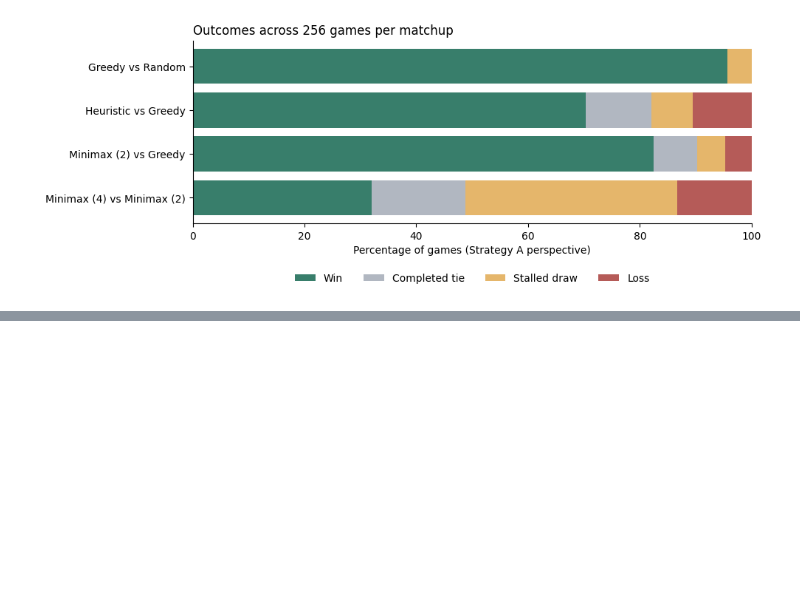
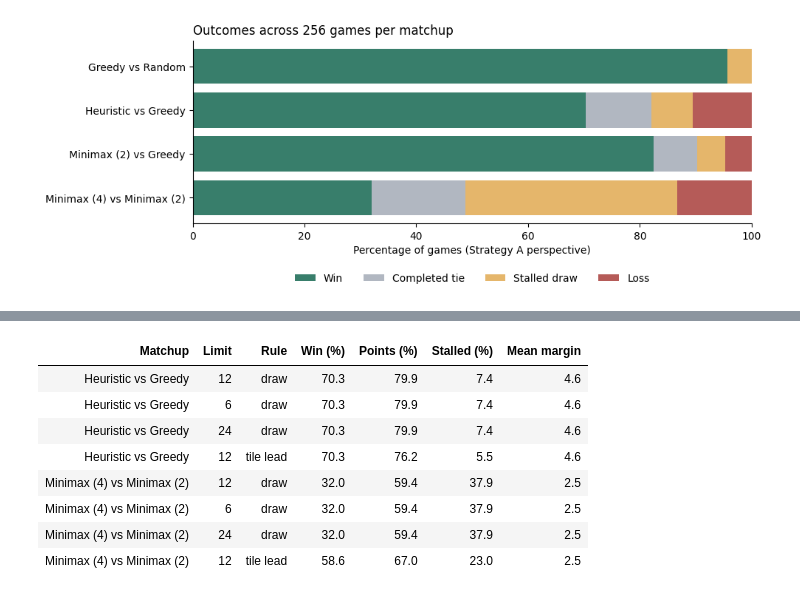
Before and after one commit to CJDelos1992/filler-strategy-lab, a Jupyter notebook: Filler_Strategy_Analysis.ipynb, the cells around one changed output, grey strips where cells are left out. Drawn from its saved outputs; the diff is of its cells as text; code cells hidden in the pictures; blank space fills up the shorter version.

```diff
--- a/Filler_Strategy_Analysis.ipynb
+++ b/Filler_Strategy_Analysis.ipynb
@@ -493,6 +495,15 @@ if shutil.which('node') and Path('index.html').exists():
     print('Browser/Python agreement check passed (22 checks total).')
 else:
     print('Optional browser/Python agreement check skipped: Node.js or index.html unavailable.')
+
+# Check the alternative stopping rules.
+b = generate_board(3, 3, 1)
+s = State(7, 1 << 8, 0, 1, 0, 6)
+assert terminal(b,s,6) and not terminal(b,s,12)
+assert evaluate(b,s,stall_limit=6,stall_policy="draw") == 0
+assert evaluate(b,s,stall_limit=6,stall_policy="tile lead") == 10002
+assert not legal_moves(b,s,6)
+print("Alternative stopping-rule checks passed.")
 # %% [output]
 21 Python checks passed.
 Browser/Python agreement check passed (22 checks total).
@@ -519,22 +531,25 @@ import pandas as pd
 
 MATCHUPS=[('greedy','random'),('heuristic','greedy'),('minimax:2','greedy'),('minimax:4','minimax:2')]
 
-def play(task):
+def play(task, weights_a=WEIGHTS, weights_b=WEIGHTS,
+         stall_limit=STALL_LIMIT, stall_policy="draw"):
     a,z,seed,swap,first=task
     b=generate_board(7,8,seed);s=new_game(b,first)
     players=[a,z] if not swap else [z,a]
+    weights = [weights_a, weights_b] if not swap else [weights_b, weights_a]
     rng=random.Random(seed*100+swap*2+first)
     nodes=[0,0];moves=[0,0];cutoffs=[0,0];turns=0
     start=time.perf_counter()
-    while not terminal(b,s):
+    while not terminal(b,s,stall_limit):
         p=s.turn; strategy,_,depth=players[p].partition(':')
-        choice=choose_move(b,s,strategy,int(depth or 1),rng)
+        choice=choose_move(b,s,strategy,int(depth or 1),rng, weights=weights[p],
+                           stall_limit=stall_limit, stall_policy=stall_policy)
         nodes[p]+=choice['nodes'];cutoffs[p]+=choice['cutoffs'];moves[p]+=1
-        s=apply_move(b,s,choice['color']);turns+=1
+        s=apply_move(b,s,choice['color'],stall_limit);turns+=1
     sa,sz=score(s);i=1 if swap else 0
     if swap:sa,sz=sz,sa
-    outcome=0 if s.stalls>=STALL_LIMIT else (1 if sa>sz else -1 if sa<sz else 0)
-    return dict(strategy_a=a,strategy_b=z,seed=seed,a_corner='top-right' if swap else 'bottom-left',a_first=(first==i),a_score=sa,b_score=sz,margin=sa-sz,outcome=outcome,turns=turns,stall=s.stalls>=STALL_LIMIT,a_nodes=nodes[i],a_cutoffs=cutoffs[i],a_moves=moves[i],elapsed_ms=round((time.perf_counter()-start)*1000,3))
+    outcome=0 if s.stalls>=stall_limit and stall_policy=="draw" else (1 if sa>sz else -1 if sa<sz else 0)
+    return dict(strategy_a=a,strategy_b=z,seed=seed,a_corner='top-right' if swap else 'bottom-left',a_first=(first==i),a_score=sa,b_score=sz,margin=sa-sz,outcome=outcome,turns=turns,stall=s.stalls>=stall_limit,a_nodes=nodes[i],a_cutoffs=cutoffs[i],a_moves=moves[i],elapsed_ms=round((time.perf_counter()-start)*1000,3))
 # %%
 tasks = [(a, b, seed, swap, first)
          for a, b in MATCHUPS
@@ -624,0 +706,22 @@ For now, the project answers a narrower question: under a common model and balan
+# %%
+rules = [(12,'draw'),(6,'draw'),(24,'draw'),(12,'tile lead')]
+sensitivity_rows = []
+for a,b in [('heuristic','greedy'),('minimax:4','minimax:2')]:
+    for limit,policy in rules:
+        frame = (games[(games.strategy_a==a)&(games.strategy_b==b)]
+                 if (limit,policy)==(12,'draw') else
+                 run_match(a,b,BASE_SEEDS,stall_limit=limit,stall_policy=policy))
+        sensitivity_rows.append({'Matchup':f'{NAMES[a]} vs {NAMES[b]}',
+                                 'Limit':limit,'Rule':policy,**metrics(frame)})
+sensitivity = pd.DataFrame(sensitivity_rows)
+sensitivity[['Matchup','Limit','Rule','Win (%)','Points (%)','Stalled (%)','Mean margin']].round(1)
+# %% [output]
+| Matchup | Limit | Rule | Win (%) | Points (%) | Stalled (%) | Mean margin |
+| Heuristic vs Greedy | 12 | draw | 70.3 | 79.9 | 7.4 | 4.6 |
+| Heuristic vs Greedy | 6 | draw | 70.3 | 79.9 | 7.4 | 4.6 |
+| Heuristic vs Greedy | 24 | draw | 70.3 | 79.9 | 7.4 | 4.6 |
+| Heuristic vs Greedy | 12 | tile lead | 70.3 | 76.2 | 5.5 | 4.6 |
+| Minimax (4) vs Minimax (2) | 12 | draw | 32.0 | 59.4 | 37.9 | 2.5 |
+| Minimax (4) vs Minimax (2) | 6 | draw | 32.0 | 59.4 | 37.9 | 2.5 |
+| Minimax (4) vs Minimax (2) | 24 | draw | 32.0 | 59.4 | 37.9 | 2.5 |
+| Minimax (4) vs Minimax (2) | 12 | tile lead | 58.6 | 67.0 | 23.0 | 2.5 |
```
Also changed, not shown: parts of 25 cells of this notebook.
